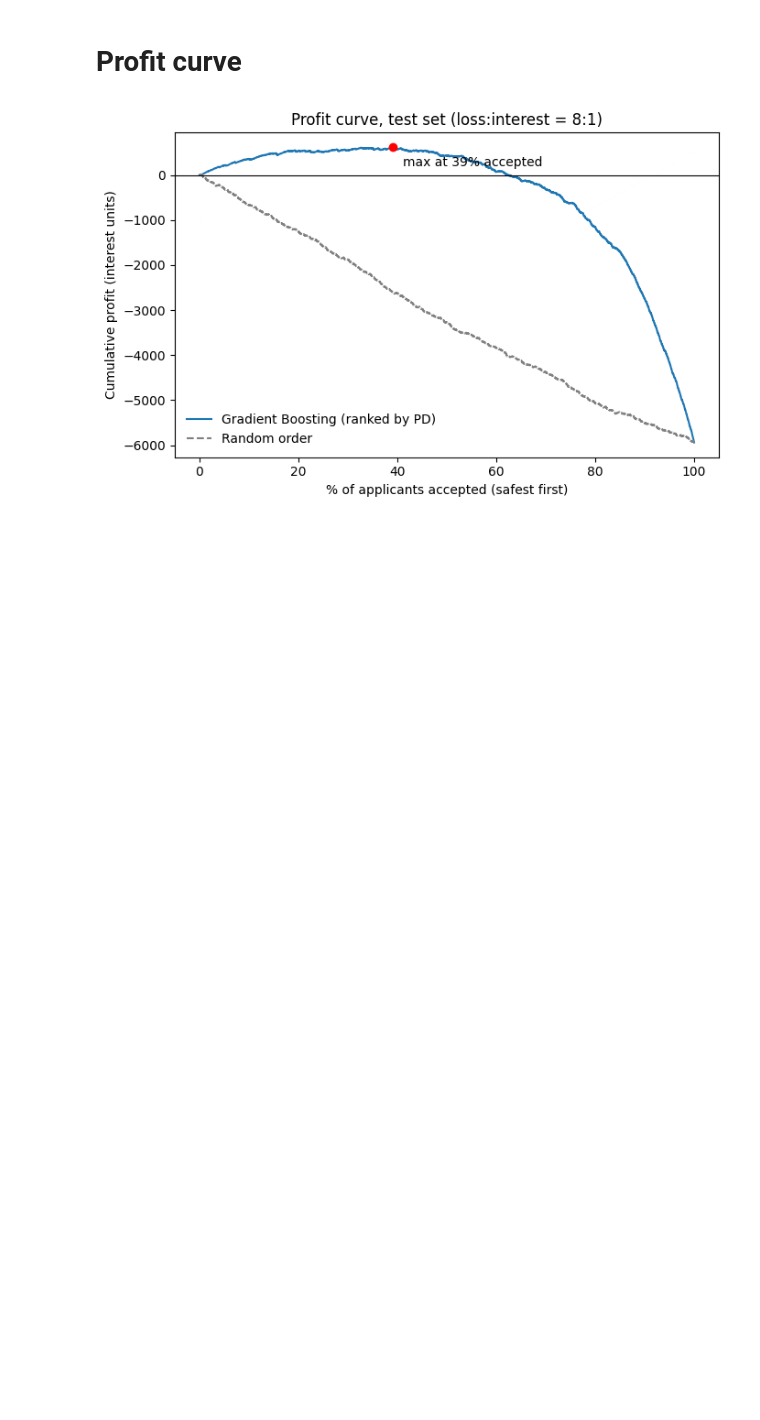
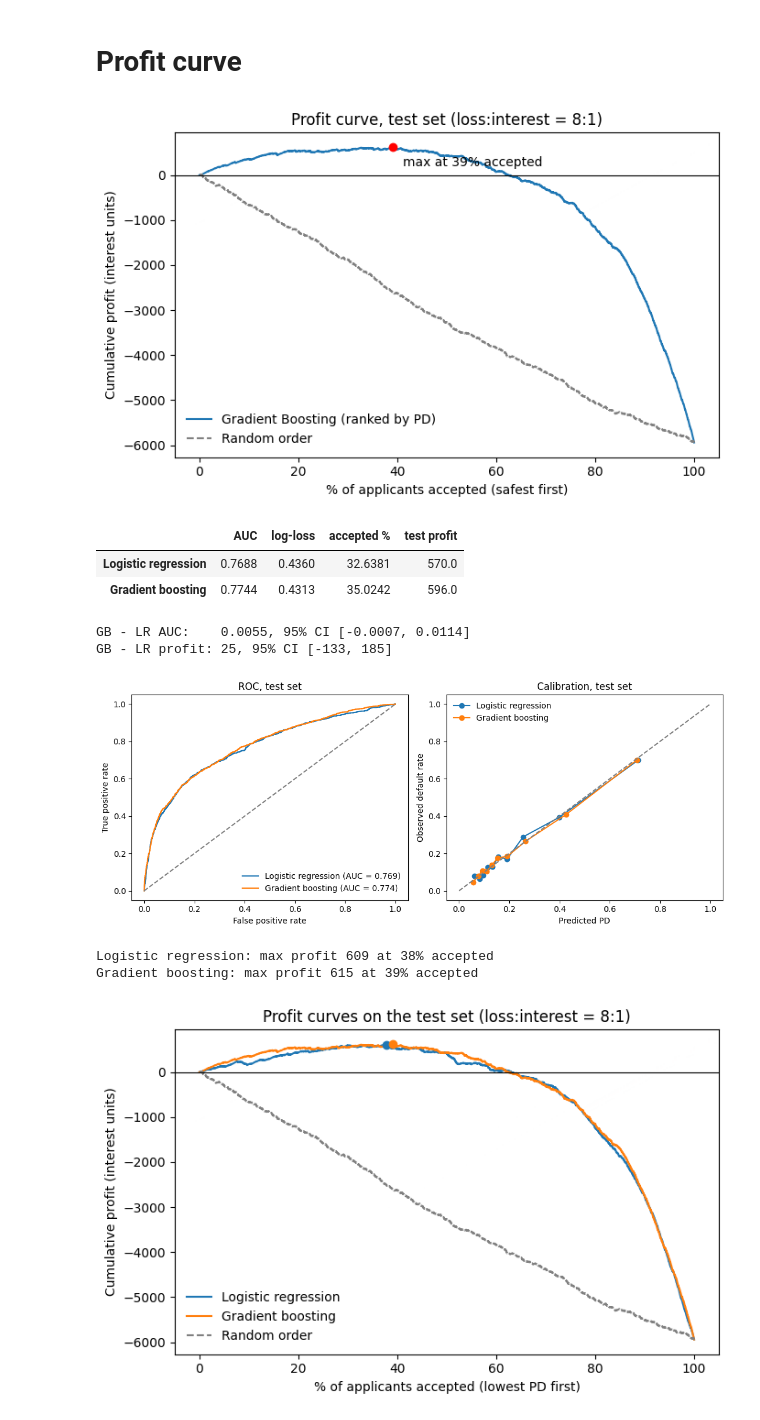
Before and after one commit to nh-nhathoang/default-of-credit-card-clients, a Jupyter notebook: gradient_boosting.ipynb, the cells around one changed output. Saved outputs shown, nothing was run; the diff lists cells and outputs as text; code cells hidden in the pictures; blank space fills up the shorter version.

Commit message:
feat: save and plot results of LR and GB to compare

```diff
--- a/gradient_boosting.ipynb
+++ b/gradient_boosting.ipynb
@@ -218,0 +225,74 @@ plt.tight_layout()
+# %%
+
+lr_ = pd.read_csv('test_proba_lr.csv', index_col=0)
+gb_ = pd.read_csv('test_proba_gb.csv', index_col=0)
+assert (lr_.index == gb_.index).all()            # same test clients, same order
+y = lr_['y'].values
+models = {'Logistic regression': lr_['proba'].values, 'Gradient boosting': gb_['proba'].values}
+thr = {'Logistic regression': 0.11, 'Gradient boosting': 0.11}   # from each notebook (OOF)
+loan, interest = 8.0, 1.0
+
+def profit(p, t):
+    acc = p < t
+    return interest * (acc & (y == 0)).sum() - loan * (acc & (y == 1)).sum()
+
+# ---- 1. metrics table ----
+display(pd.DataFrame({m: {'AUC': roc_auc_score(y, p), 'log-loss': log_loss(y, p),
+                          'accepted %': (p < thr[m]).mean() * 100, 'test profit': profit(p, thr[m])}
+                      for m, p in models.items()}).T.round(4))
+
+# ---- 2. paired bootstrap: is the difference real ----
+rng = np.random.default_rng(42); d_auc, d_prof = [], []
+p1, p2 = models['Logistic regression'], models['Gradient boosting']
+for _ in range(1000):
+    i = rng.integers(0, len(y), len(y)); yb = y[i]
+    d_auc.append(roc_auc_score(yb, p2[i]) - roc_auc_score(yb, p1[i]))
+    a1, a2 = p1[i] < thr['Logistic regression'], p2[i] < thr['Gradient boosting']
+    d_prof.append((interest*(a2 & (yb == 0)).sum() - loan*(a2 & (yb == 1)).sum())
+                  - (interest*(a1 & (yb == 0)).sum() - loan*(a1 & (yb == 1)).sum()))
+print('GB - LR AUC:    %.4f, 95%% CI [%.4f, %.4f]' % (np.mean(d_auc), *np.percentile(d_auc, [2.5, 97.5])))
+print('GB - LR profit: %.0f, 95%% CI [%.0f, %.0f]' % (np.mean(d_prof), *np.percentile(d_prof, [2.5, 97.5])))
+
+# ---- 3. ROC + calibration, both models ----
+fig, axes = plt.subplots(1, 2, figsize=(11, 4.5))
+for m, p in models.items():
+    fpr, tpr, _ = roc_curve(y, p)
+    axes[0].plot(fpr, tpr, label=f'{m} (AUC = {roc_auc_score(y, p):.3f})')
+    pt, pp = calibration_curve(y, p, n_bins=10, strategy='quantile')
+    axes[1].plot(pp, pt, marker='o', label=m)
+axes[0].plot([0, 1], [0, 1], ls='--', c='gray')
+axes[0].set(xlabel='False positive rate', ylabel='True positive rate', title='ROC, test set')
+axes[1].plot([0, 1], [0, 1], ls='--', c='gray')
+axes[1].set(xlabel='Predicted PD', ylabel='Observed default rate', title='Calibration, test set')
+for a in axes: a.legend(frameon=False)
+plt.tight_layout()
+plt.show()
+
+# ---- 4. profit curves, both models ----
+fig, ax = plt.subplots(figsize=(7, 4.5))
+pct = np.arange(1, len(y) + 1) / len(y) * 100
+for m, p in models.items():
+    ys = y[np.argsort(p)]                                   # safest first
+    cum = np.cumsum(np.where(ys == 0, interest, -loan))
+    ax.plot(pct, cum, label=m)
+    k = int(np.argmax(cum)); ax.scatter(pct[k], cum[k], zorder=3)
+    print(f'{m}: max profit {cum[k]:.0f} at {pct[k]:.0f}% accepted')
+rand = np.cumsum(np.where(np.random.default_rng(0).permutation(y) == 0, interest, -loan))
+ax.plot(pct, rand, color='gray', ls='--', label='Random order')
+ax.axhline(0, color='black', lw=.8)
+ax.set_xlabel('% of applicants accepted (lowest PD first)')
+ax.set_ylabel('Cumulative profit (interest units)')
+ax.set_title('Profit curves on the test set (loss:interest = 8:1)')
+ax.legend(frameon=False)
+plt.tight_layout()
+plt.show()
+# %% [output]
+|  | AUC | log-loss | accepted % | test profit |
+| Logistic regression | 0.7688 | 0.4360 | 32.6381 | 570.0 |
+| Gradient boosting | 0.7744 | 0.4313 | 35.0242 | 596.0 |
+GB - LR AUC:    0.0055, 95% CI [-0.0007, 0.0114]
+GB - LR profit: 25, 95% CI [-133, 185]
+[figure, added]
+Logistic regression: max profit 609 at 38% accepted
+Gradient boosting: max profit 615 at 39% accepted
+[figure, added]
```
Also changed, not shown: parts of 2 cells of this notebook, 3 other files.
